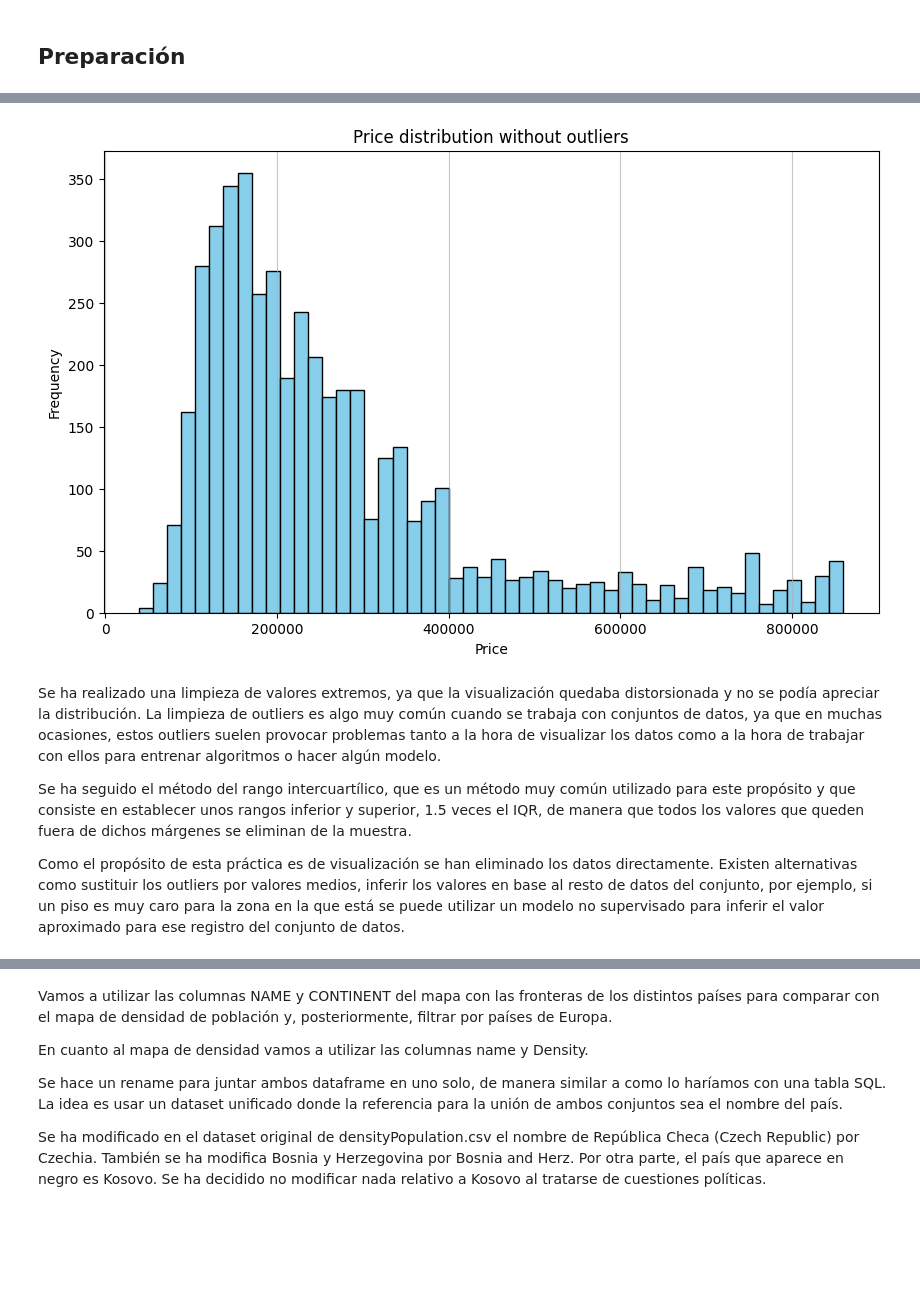
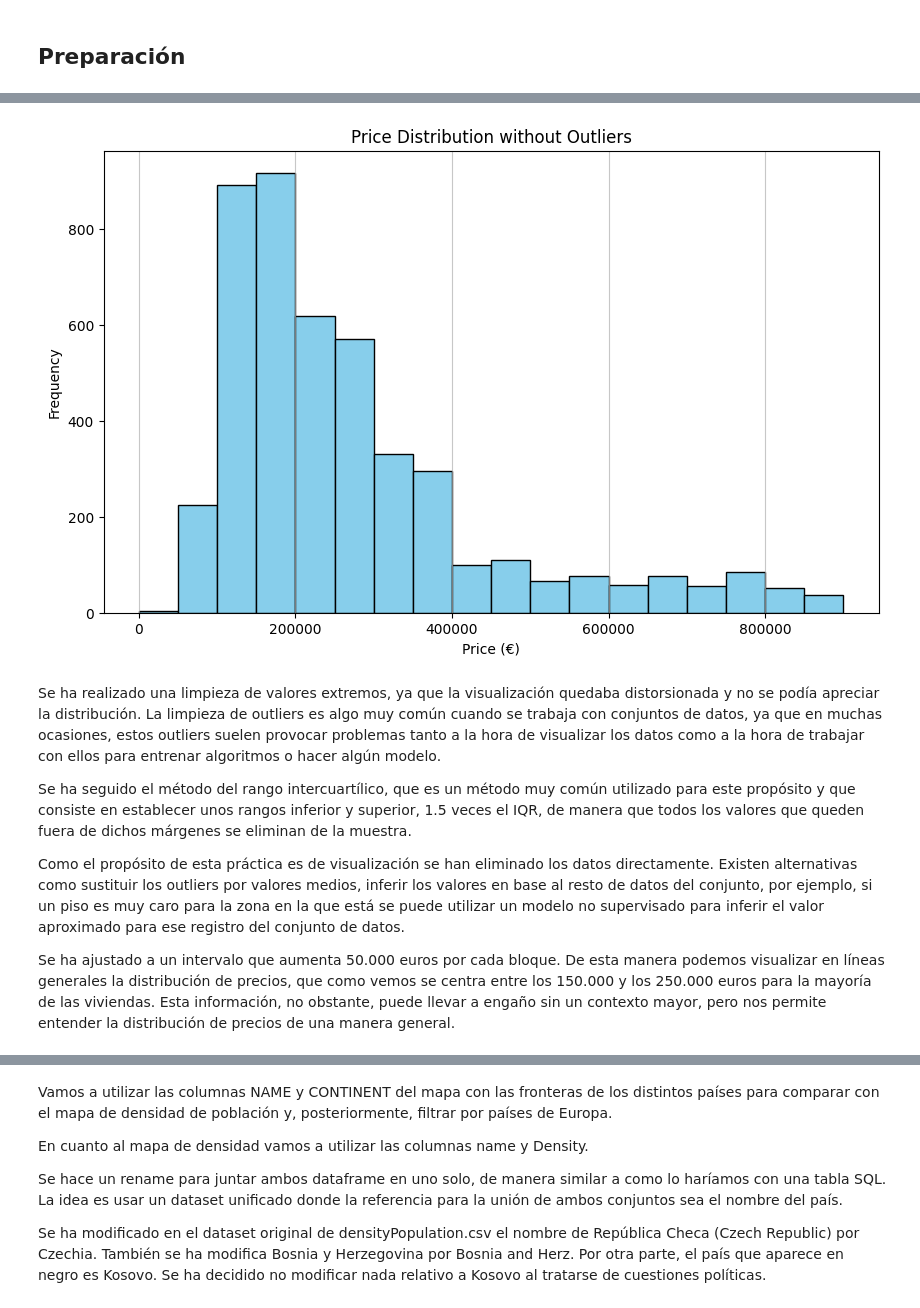
Before and after one commit to LuisGF93/data_visualization_pec2, a Jupyter notebook: pec2.ipynb, the cells around one changed output, grey strips where cells are left out. Cells and saved outputs as stored; diff of their text form; code cells hidden in the pictures; blank space fills up the shorter version.

```diff
--- a/pec2.ipynb
+++ b/pec2.ipynb
@@ -35,39 +41,50 @@ No es ideal para datos categóricos: Funciona mejor con datos continuos y discre
 # %%
 import pandas as pd
 import seaborn as sns
 import matplotlib.pyplot as plt
+import numpy as np
+
+
+# Set interval for visualization
+INTERVAL = 50000
 
 # Load data
 df_histogram = pd.read_csv(HISTOGRAM_DATA, sep=',')
 
 # Convert 'price' to numeric and remove NA values
 df_histogram['price'] = pd.to_numeric(df_histogram['price'], errors='coerce')
 df_cleaned = df_histogram.dropna(subset=['price'])
 
 # Calculate IQR
 Q1 = df_cleaned['price'].quantile(0.25)
 Q3 = df_cleaned['price'].quantile(0.75)
 IQR = Q3 - Q1
 
 # Remove outliers
 lower_bound = Q1 - 1.5 * IQR
 upper_bound = Q3 + 1.5 * IQR
 df_histogram_no_outliers = df_cleaned[(df_cleaned['price'] >= lower_bound) & (df_cleaned['price'] <= upper_bound)]
 
-# Show histogram
+# Define bin edges from 0 to the maximum value in intervals of 25,000
+max_price = df_histogram_no_outliers['price'].max()
+bins = np.arange(0, max_price + INTERVAL, INTERVAL)
+
+# Show histogram with specified bins
 plt.figure(figsize=(10, 6))
-df_histogram_no_outliers['price'].plot(kind='hist', bins=50, color='skyblue', edgecolor='black')
-plt.title('Price distribution without outliers')
-plt.xlabel('Price')
+df_histogram_no_outliers['price'].plot(kind='hist', bins=bins, color='skyblue', edgecolor='black')
+plt.title('Price Distribution without Outliers')
+plt.xlabel('Price (€)')
 plt.ylabel('Frequency')
 plt.grid(axis='x', alpha=0.7)
 plt.show()
 # %% [output]
-[figure, old version]
+[figure, new version]
 # %% [markdown]
 Se ha realizado una limpieza de valores extremos, ya que la visualización quedaba distorsionada y no se podía apreciar la distribución. La limpieza de outliers es algo muy común cuando se trabaja con conjuntos de datos, ya que en muchas ocasiones, estos outliers suelen provocar problemas tanto a la hora de visualizar los datos como a la hora de trabajar con ellos para entrenar algoritmos o hacer algún modelo.
 
 Se ha seguido el método del rango intercuartílico, que es un método muy común utilizado para este propósito y que consiste en establecer unos rangos inferior y superior, 1.5 veces el IQR, de manera que todos los valores que queden fuera de dichos márgenes se eliminan de la muestra.
 
 Como el propósito de esta práctica es de visualización se han eliminado los datos directamente. Existen alternativas como sustituir los outliers por valores medios, inferir los valores en base al resto de datos del conjunto, por ejemplo, si un piso es muy caro para la zona en la que está se puede utilizar un modelo no supervisado para inferir el valor aproximado para ese registro del conjunto de datos.
+
+Se ha ajustado a un intervalo que aumenta 50.000 euros por cada bloque. De esta manera podemos visualizar en líneas generales la distribución de precios, que como vemos se centra entre los 150.000 y los 250.000 euros para la mayoría de las viviendas. Esta información, no obstante, puede llevar a engaño sin un contexto mayor, pero nos permite entender la distribución de precios de una manera general.
 # %% [markdown]
```
Also changed, not shown: parts of 5 cells of this notebook, 1 other file.
